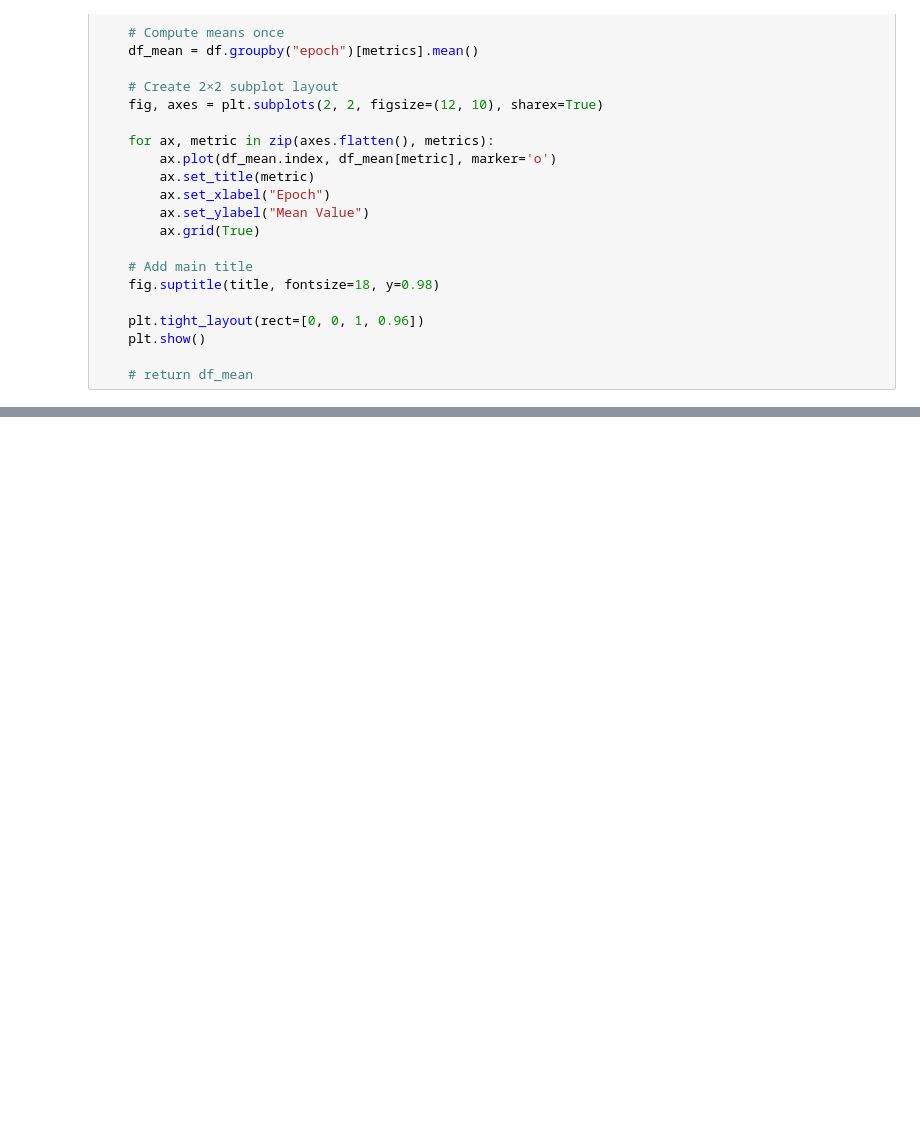
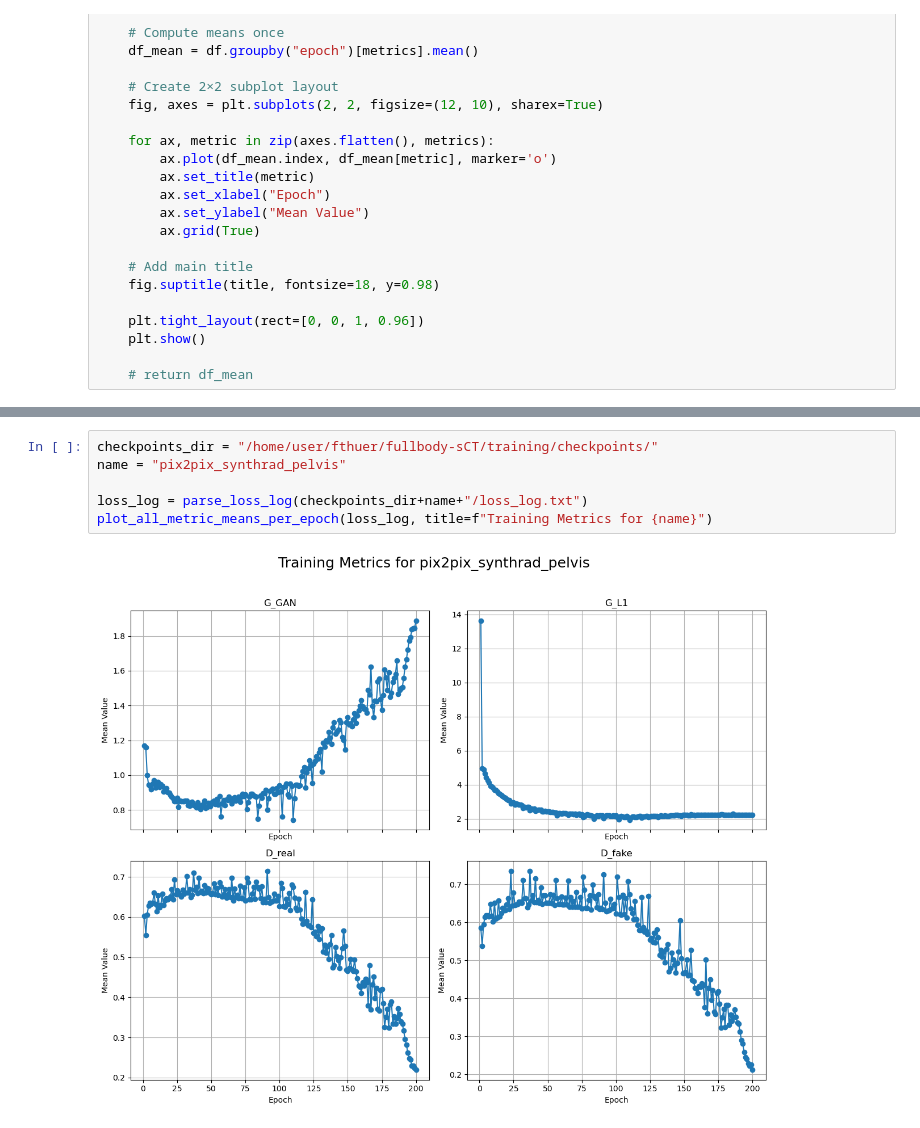
Before and after one commit to NicSchuler/fullbody-sCT, a Jupyter notebook: training/checkpoints/visualize_training_progress.ipynb, the cells around one changed output, grey strips where cells are left out. Saved outputs shown, nothing was run; the diff lists cells and outputs as text; blank space fills up the shorter version.

```diff
--- a/training/checkpoints/visualize_training_progress.ipynb
+++ b/training/checkpoints/visualize_training_progress.ipynb
@@ -102 +102,9 @@ plot_all_metric_means_per_epoch(loss_log, title=f"Training Metrics for {name}")
+# %%
+checkpoints_dir = "/home/user/fthuer/fullbody-sCT/training/checkpoints/"
+name = "pix2pix_synthrad_pelvis"
+
+loss_log = parse_loss_log(checkpoints_dir+name+"/loss_log.txt")
+plot_all_metric_means_per_epoch(loss_log, title=f"Training Metrics for {name}")
+# %% [output]
+[figure, added]
 # %%
```
Also changed, not shown: parts of 3 cells of this notebook.
